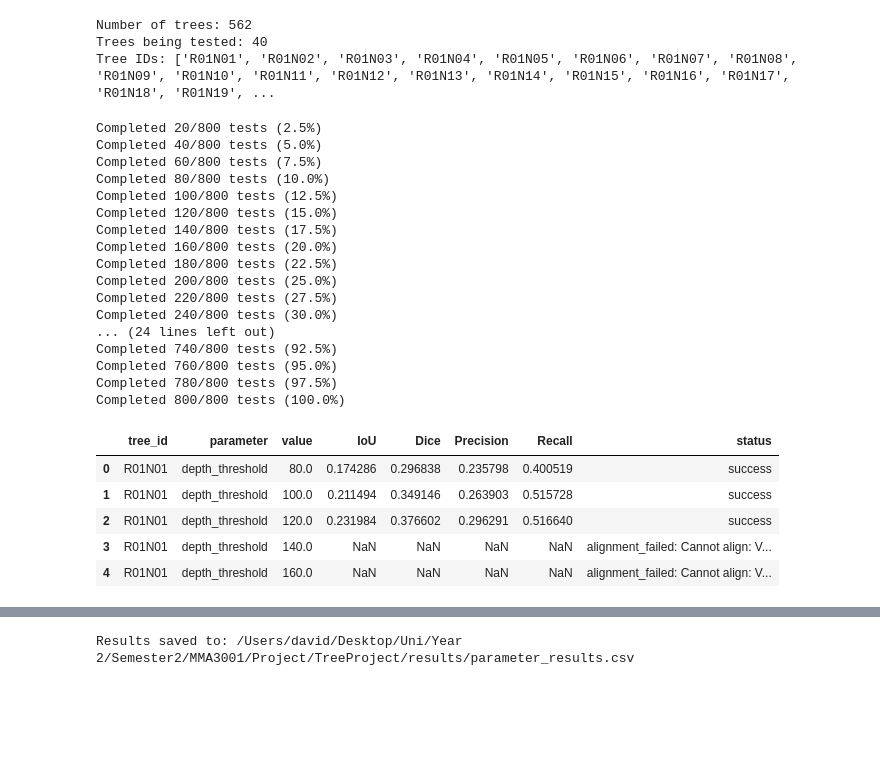
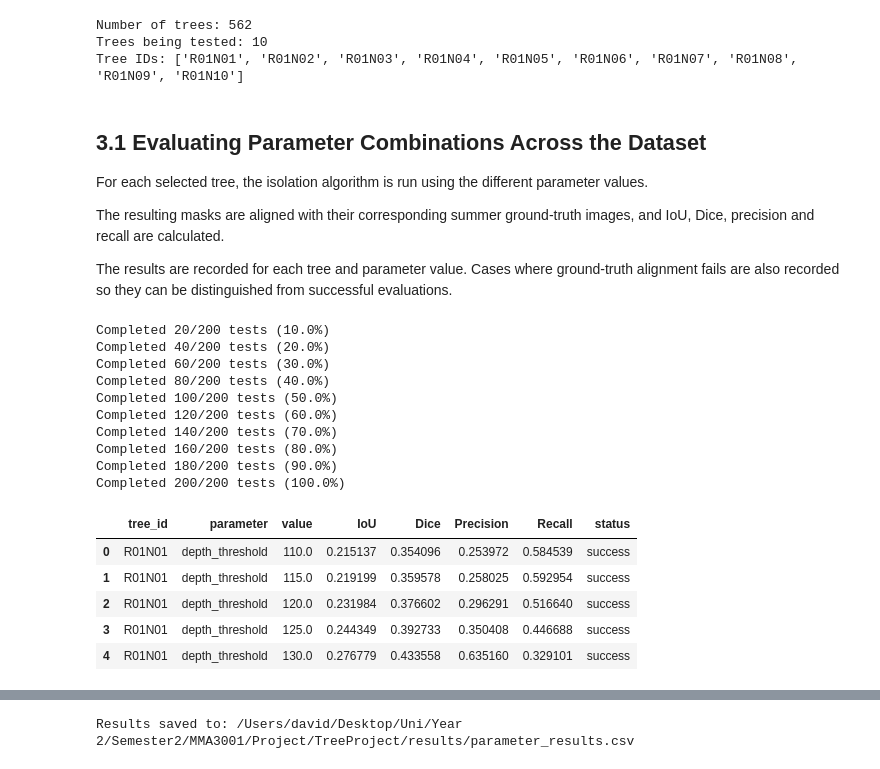
Before and after one commit to David-Hayes747/TreeProject, a Jupyter notebook: notebooks/04_parameter_optimisation.ipynb, the cells around one changed output, grey strips where cells are left out. Saved outputs shown, nothing was run; the diff lists cells and outputs as text; code cells hidden in the pictures; blank space fills up the shorter version.

```diff
--- a/notebooks/04_parameter_optimisation.ipynb
+++ b/notebooks/04_parameter_optimisation.ipynb
@@ -30,8 +38,8 @@ default_parameters = {
 
 # Parameter values to test
 parameter_tests = {
-    "depth_threshold": [80, 100, 120, 140, 160],
-    "colour_threshold": [10, 14, 18, 22, 26],
-    "dilation_iterations": [1, 3, 5, 7, 9],
-    "ground_threshold": [0.5, 0.6, 0.7, 0.8, 0.9]
+    "depth_threshold": [110, 115, 120, 125, 130],
+    "colour_threshold": [14, 16, 18, 20, 22],
+    "dilation_iterations": [3, 4, 5, 6, 7],
+    "ground_threshold": [0.5, 0.55, 0.6, 0.65, 0.7]
 }
@@ -225,7 +269,7 @@ tree_ids = sorted(set(
 print("Number of trees:", len(tree_ids))
 
 # Set to 10 for testing, or None for the full dataset
-max_trees = 40
+max_trees = 10
 
 if max_trees is not None:
     tree_ids = tree_ids[:max_trees]
@@ -234,8 +278,16 @@ print("Trees being tested:", len(tree_ids))
 print("Tree IDs:", tree_ids)
 # %% [output]
 Number of trees: 562
-Trees being tested: 40
-Tree IDs: ['R01N01', 'R01N02', 'R01N03', 'R01N04', 'R01N05', 'R01N06', 'R01N07', 'R01N08', 'R01N09', 'R01N10', 'R01N11', 'R01N12', 'R01N13', 'R01N14', 'R01N15', 'R01N16', 'R01N17', 'R01N18', 'R01N19', ...
+Trees being tested: 10
+Tree IDs: ['R01N01', 'R01N02', 'R01N03', 'R01N04', 'R01N05', 'R01N06', 'R01N07', 'R01N08', 'R01N09', 'R01N10']
+# %% [markdown]
+## 3.1 Evaluating Parameter Combinations Across the Dataset
+
+For each selected tree, the isolation algorithm is run using the different parameter values.
+
+The resulting masks are aligned with their corresponding summer ground-truth images, and IoU, Dice, precision and recall are calculated.
+
+The results are recorded for each tree and parameter value. Cases where ground-truth alignment fails are also recorded so they can be distinguished from successful evaluations.
 # %%
 all_results = []
 
@@ -244,6 +296,8 @@ total_tests = len(tree_ids) * sum(
 )
 
 completed = 0
+
+prediction_cache = {}
 
 for tree_id in tree_ids:
 
@@ -273,11 +327,20 @@ for tree_id in tree_ids:
             }
 
             try:
-                # Reconstruct tree
-                prediction = treeIso(
+                # Cache complete parameter combinations
+                cache_key = (
                     tree_id,
-                    **parameters
+                    tuple(sorted(parameters.items()))
                 )
+
+                if cache_key not in prediction_cache:
+                    prediction_cache[cache_key] = treeIso(
+                        tree_id,
+                        **parameters
+                    )
+
+                prediction = prediction_cache[cache_key]
+
 
                 # Align with ground truth
                 gt_aligned, pred_point, gt_point = align_tree(
@@ -290,52 +353,45 @@ for tree_id in tree_ids:
                 metrics = calculate_metrics(
                     prediction,
                     gt_aligned
                 )
 
                 # Store metrics
                 result.update(metrics)
                 result["status"] = "success"
 
             except ValueError as e:
                 result["status"] = f"alignment_failed: {e}"
 
             except Exception as e:
                 result["status"] = f"error: {e}"
 
             all_results.append(result)
 
             completed += 1
 
     print(
         f"Completed {completed}/{total_tests} tests "
         f"({completed / total_tests * 100:.1f}%)"
     )
 
 # Convert results to DataFrame
 df_results = pd.DataFrame(all_results)
 
 display(df_results.head())
 # %% [output]
-Completed 20/800 tests (2.5%)
-Completed 40/800 tests (5.0%)
-Completed 60/800 tests (7.5%)
-Completed 80/800 tests (10.0%)
-Completed 100/800 tests (12.5%)
-Completed 120/800 tests (15.0%)
-Completed 140/800 tests (17.5%)
-Completed 160/800 tests (20.0%)
-Completed 180/800 tests (22.5%)
-Completed 200/800 tests (25.0%)
-Completed 220/800 tests (27.5%)
-Completed 240/800 tests (30.0%)
-... (24 lines left out)
-Completed 740/800 tests (92.5%)
-Completed 760/800 tests (95.0%)
-Completed 780/800 tests (97.5%)
-Completed 800/800 tests (100.0%)
+Completed 20/200 tests (10.0%)
+Completed 40/200 tests (20.0%)
+Completed 60/200 tests (30.0%)
+Completed 80/200 tests (40.0%)
+Completed 100/200 tests (50.0%)
+Completed 120/200 tests (60.0%)
+Completed 140/200 tests (70.0%)
+Completed 160/200 tests (80.0%)
+Completed 180/200 tests (90.0%)
+Completed 200/200 tests (100.0%)
 |  | tree_id | parameter | value | IoU | Dice | Precision | Recall | status |
-| 0 | R01N01 | depth_threshold | 80.0 | 0.174286 | 0.296838 | 0.235798 | 0.400519 | success |
-| 1 | R01N01 | depth_threshold | 100.0 | 0.211494 | 0.349146 | 0.263903 | 0.515728 | success |
+| 0 | R01N01 | depth_threshold | 110.0 | 0.215137 | 0.354096 | 0.253972 | 0.584539 | success |
+| 1 | R01N01 | depth_threshold | 115.0 | 0.219199 | 0.359578 | 0.258025 | 0.592954 | success |
 | 2 | R01N01 | depth_threshold | 120.0 | 0.231984 | 0.376602 | 0.296291 | 0.516640 | success |
-| 3 | R01N01 | depth_threshold | 140.0 | NaN | NaN | NaN | NaN | alignment_failed: Cannot align: V... |
-| 4 | R01N01 | depth_threshold | 160.0 | NaN | NaN | NaN | NaN | alignment_failed: Cannot align: V... |
+| 3 | R01N01 | depth_threshold | 125.0 | 0.244349 | 0.392733 | 0.350408 | 0.446688 | success |
+| 4 | R01N01 | depth_threshold | 130.0 | 0.276779 | 0.433558 | 0.635160 | 0.329101 | success |
```
Also changed, not shown: parts of 23 cells of this notebook, 3 other files.
